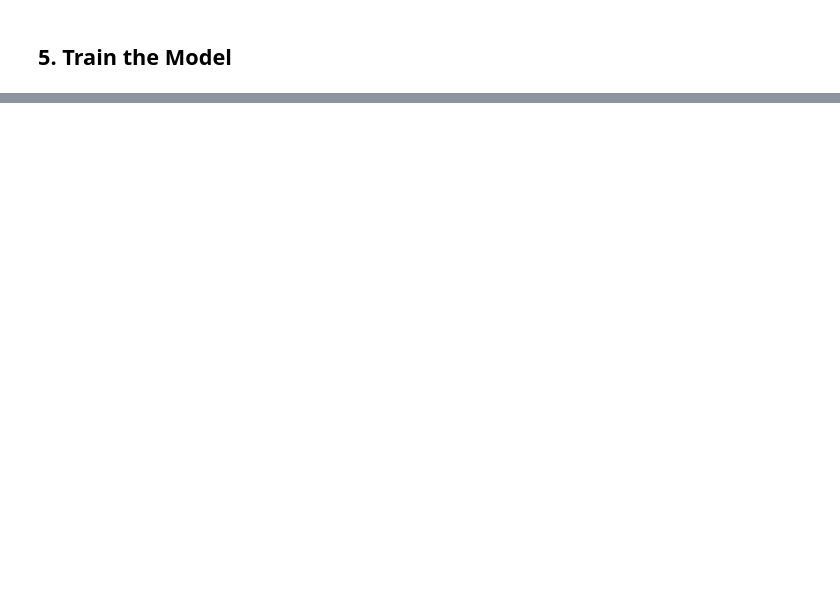
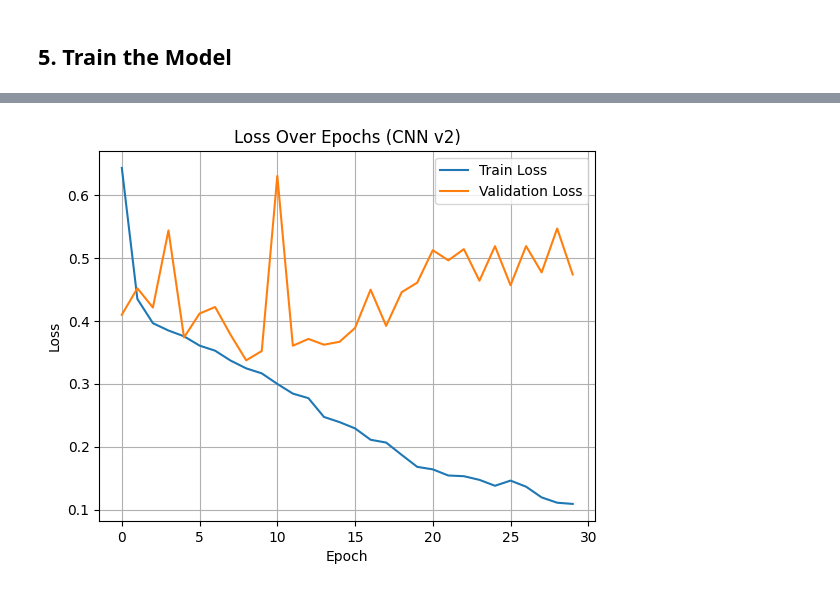
Before and after one commit to VasithaTilakumara/image-classification-cml-g30, a Jupyter notebook: notebooks/assignment2.ipynb, the cells around one changed output, grey strips where cells are left out. Cells and saved outputs as stored; diff of their text form; code cells hidden in the pictures; blank space fills up the shorter version.

```diff
--- a/notebooks/assignment2.ipynb
+++ b/notebooks/assignment2.ipynb
@@ -523,0 +634,8 @@ weighted avg       0.89      0.88      0.88      3042
+# %%
+# Count class distribution
+num_pos = train_df['isCancerous'].sum()
+num_neg = len(train_df) - num_pos
+
+# Calculate pos_weight = num_neg / num_pos
+pos_weight = torch.tensor([num_neg / num_pos]).to(device)
+print(f"Positive weight for cancerous class: {pos_weight.item():.2f}")
@@ -523,0 +644,3 @@ weighted avg       0.89      0.88      0.88      3042
+# %%
+# update loss function
+criterion = nn.BCEWithLogitsLoss(pos_weight=pos_weight)
@@ -523,0 +816,11 @@ weighted avg       0.89      0.88      0.88      3042
+# %%
+plt.plot(train_losses, label='Train Loss')
+plt.plot(val_losses, label='Validation Loss')
+plt.xlabel('Epoch')
+plt.ylabel('Loss')
+plt.title('Loss Over Epochs (CNN v2)')
+plt.legend()
+plt.grid(True)
+plt.show()
+# %% [output]
+[figure, added]
```
Also changed, not shown: parts of 25 cells of this notebook, 1 other file.
